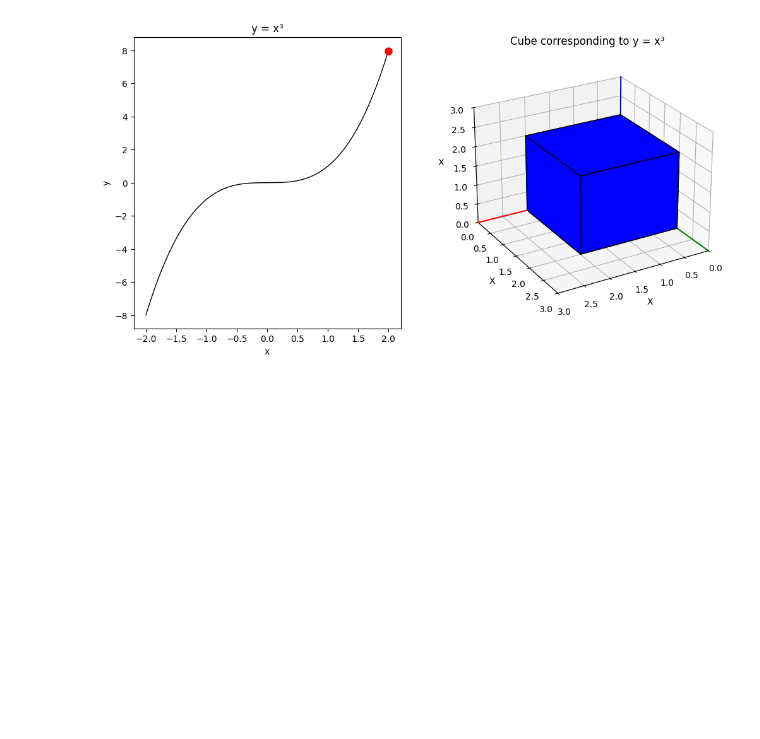
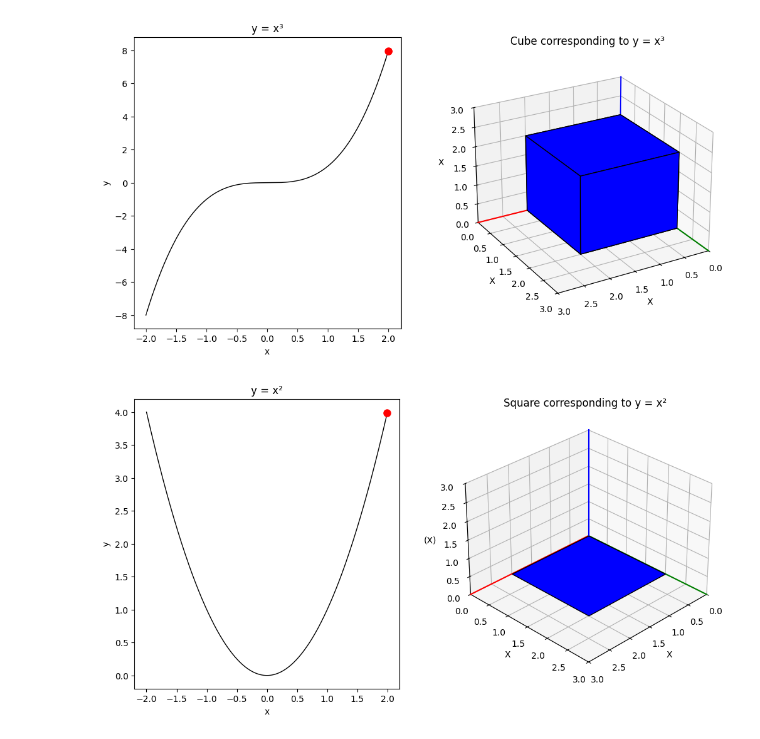
Before and after one commit to yoshiwatanabe/python-test, a Jupyter notebook: math/polynomial_functions.ipynb, the cells around one changed output. Cells and saved outputs as stored; diff of their text form; code cells hidden in the pictures; blank space fills up the shorter version.

```diff
--- a/math/polynomial_functions.ipynb
+++ b/math/polynomial_functions.ipynb
@@ -98,3 +126,79 @@ anim.save("polynomial_functions1.gif", writer=PillowWriter(fps=10))
 plt.show()
 # %% [output]
 [figure]
+# %%
+import numpy as np
+import matplotlib.pyplot as plt
+from matplotlib.animation import FuncAnimation, PillowWriter
+from mpl_toolkits.mplot3d.art3d import Poly3DCollection
+
+def draw_square(ax, L, color, alpha):
+    # 正方形の頂点：原点からLの長さの正方形（床面）
+    vertices = np.array([[0, 0, 0],
+                         [L, 0, 0],
+                         [L, L, 0],
+                         [0, L, 0]])
+    face = [vertices]  # 1枚の面のみ
+    square = Poly3DCollection(face, facecolors=color, alpha=alpha, edgecolor='k')
+    ax.add_collection3d(square)
+    return square
+
+# 図とサブプロットの準備（左：2D、右：3D）
+fig = plt.figure(figsize=(12, 6))
+ax2d = fig.add_subplot(1, 2, 1)
+ax3d = fig.add_subplot(1, 2, 2, projection='3d')
+
+# 2Dプロット：y = x² のグラフ
+x_vals = np.linspace(-2, 2, 400)
+y_vals = x_vals ** 2
+ax2d.plot(x_vals, y_vals, 'k-', linewidth=1)
+ax2d.set_xlabel("x")
+ax2d.set_ylabel("y")
+ax2d.set_title("y = x²")
+point, = ax2d.plot([], [], 'ro', markersize=8)
+
+# 3Dプロットの設定と軸線の描画
+ax3d.set_xlim(0, 3)
+ax3d.set_ylim(0, 3)
+ax3d.set_zlim(0, 3)
+ax3d.set_xlabel("X")
+ax3d.set_ylabel("X")
+ax3d.set_zlabel("(X)")
+ax3d.view_init(elev=30, azim=45)
+ax3d.set_title("Square corresponding to y = x²")
+ax3d.plot([0, 3], [0, 0], [0, 0], 'r-')  # x軸
+ax3d.plot([0, 0], [0, 3], [0, 0], 'g-')  # y軸
+ax3d.plot([0, 0], [0, 0], [0, 3], 'b-')  # z軸
+
+# 前回描画した正方形を保持するグローバル変数
+square_art = None
+
+def update(frame):
+    global square_art
+    t = frame / frames * 2 * np.pi
+    x = 2 * np.cos(t)
+    y = x ** 2  # y = x²
+
+    # 2Dプロット上の点を更新
+    point.set_data([x], [y])
+
+    # 前回の正方形があれば削除
+    if square_art is not None:
+        square_art.remove()
+
+    L = abs(x) if abs(x) > 0.01 else 0.01
+
+    # y = x² では常に y >= 0 なので色は青、不透明度1.0
+    square_color = 'blue'
+    square_alpha = 1.0
+
+    square_art = draw_square(ax3d, L, square_color, square_alpha)
+    return point, square_art
+
+frames = 100
+anim = FuncAnimation(fig, update, frames=frames, interval=100, blit=False)
+
+anim.save("animation.gif", writer=PillowWriter(fps=10))
+plt.show()
+# %% [output]
+[figure, added]
```
Also changed, not shown: parts of 2 cells of this notebook, 1 other file.
